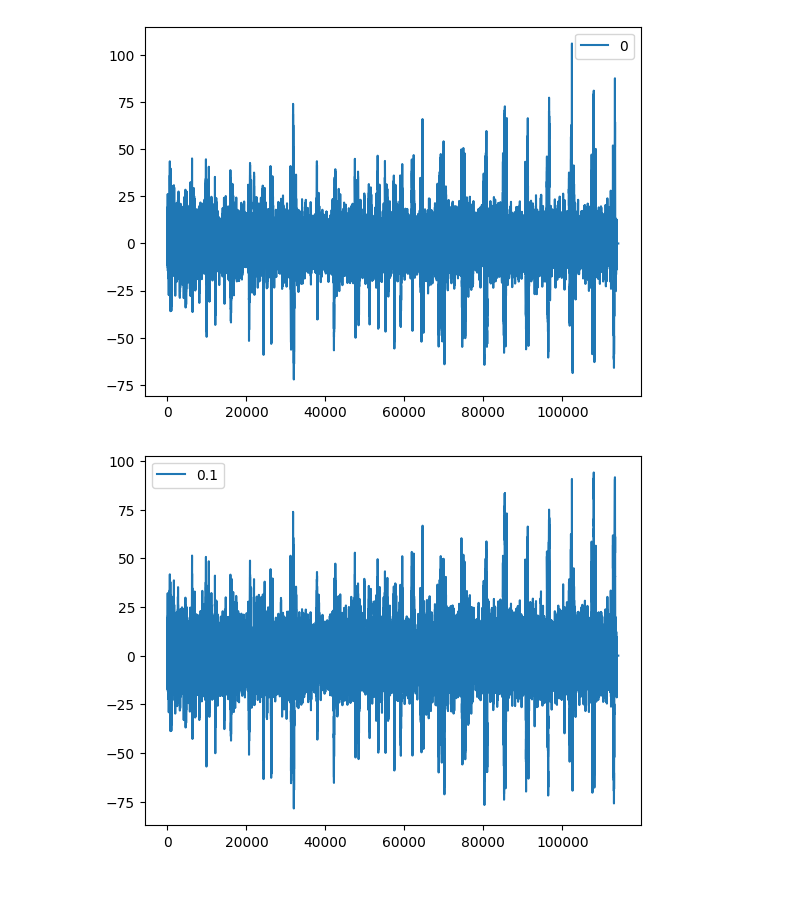
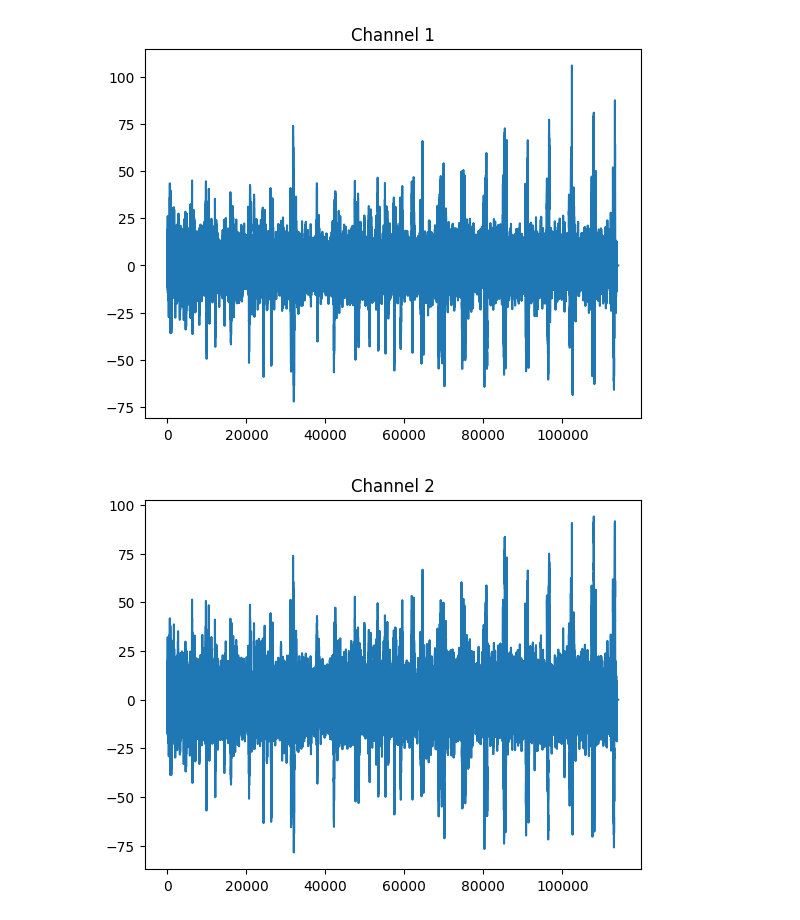
Before and after one commit to ahmed-alllam/Motor-Imagery-Classifier, a Jupyter notebook: src/process_EEG_data.ipynb, the cells around one changed output. Cells and saved outputs as stored; diff of their text form; code cells hidden in the pictures; blank space fills up the shorter version.

Commit message:
Refactored CAR filtering code

```diff
--- a/src/process_EEG_data.ipynb
+++ b/src/process_EEG_data.ipynb
@@ -6,18 +6,7 @@ import seaborn as sns
 # %%
-def plot_first_three_channels(df):
-    # Plot the first 3 columns
-    df.plot(y=df.columns[0])
-    df.plot(y=df.columns[1])
-    df.plot(y=df.columns[2])
-
-def filter_data(df):
-    # Filter the data using CAR
-    df_processed = df
-    # Filter the data using CAR
-    row_means = df_processed.mean(axis=1)
-    i = 0
-    for row, column in df_processed.iterrows():
-        df_processed.iloc[i] = df_processed.iloc[i] - row_means[i]
-        i += 1
-    plot_first_three_channels(df_processed)
-    return df_processed
+def plot_first_three_channels(signal_df):
+    """
+    Plots the first three channels of the EEG signal dataframe
+    """
+    for i in range(3):
+        signal_df.plot(y=signal_df.columns[i], title=f"Channel {i+1}", legend=False)
@@ -24,7 +26,6 @@ def filter_data(df):
 # %%
-# Read the CSV file before filtering
-df = pd.read_csv("..\\data\\raw\\subject_1\\Subject1_Signals.csv")
-plot_first_three_channels(df)
+subject_1_signals = pd.read_csv("../data/raw/subject_1/Subject1_Signals.csv")
+plot_first_three_channels(subject_1_signals)
 # %% [output]
-[figure, old version]
+[figure, new version]
-[figure, old version]
+[figure, new version]
```
Also changed, not shown: parts of 8 cells of this notebook, 3 other files.
